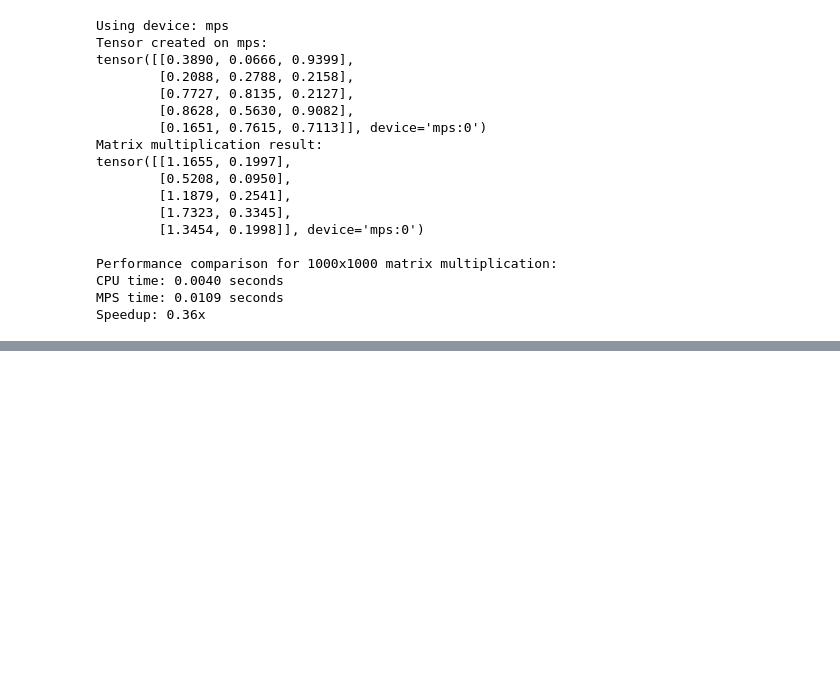
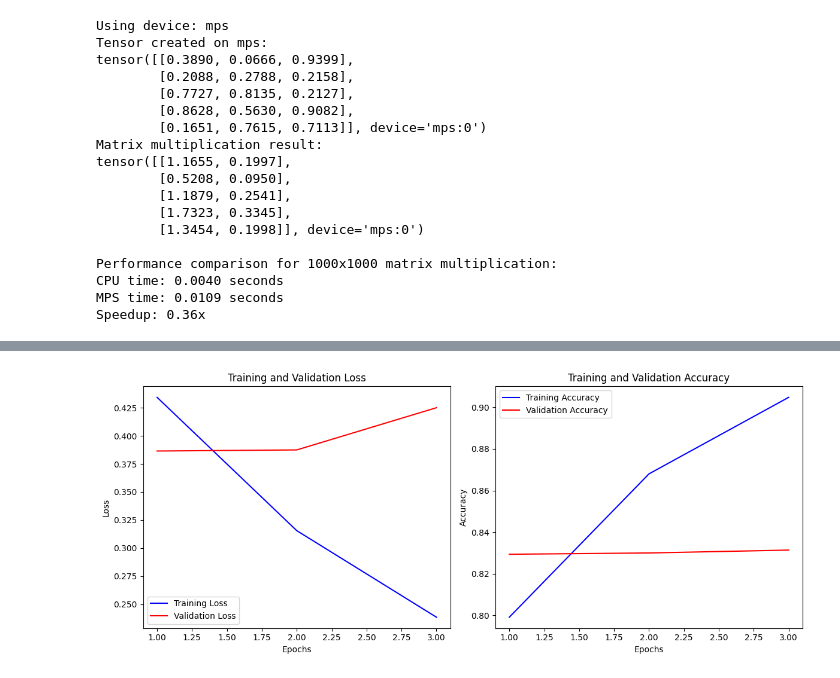
Before and after one commit to Laeti-dev/P7-Sentiments_analysis, a Jupyter notebook: notebooks/P7_BERT.ipynb, the cells around one changed output, grey strips where cells are left out. Cells and saved outputs as stored; diff of their text form; code cells hidden in the pictures; blank space fills up the shorter version.

```diff
--- a/notebooks/P7_BERT.ipynb
+++ b/notebooks/P7_BERT.ipynb
@@ -145,0 +143,15 @@ print(f"MLflow Tracking URI: {tracking_uri}")
+# %%
+# Create a new MLflow Experiment
+experiment_name = "P7-Sentiments_Analysis_neural_network"
+
+# Check if the experiment exists, create it if it doesn't
+experiment = mlflow.get_experiment_by_name(experiment_name)
+if experiment is None:
+    experiment_id = mlflow.create_experiment(experiment_name)
+    print(f"Created new experiment '{experiment_name}' with ID: {experiment_id}")
+else:
+    experiment_id = experiment.experiment_id
+    print(f"Using existing experiment '{experiment_name}' with ID: {experiment_id}")
+
+# Set the experiment
+mlflow.set_experiment(experiment_name)
@@ -146,3 +163,3 @@ print(f"MLflow Tracking URI: {tracking_uri}")
 # %%
-df_sample = pd.read_csv('../data/processed_sample.csv')
+df_sample = pd.read_csv('../data/processed_sample_tweets.csv')
 df_sample.info()
@@ -151,7 +201,7 @@ display(df_sample['target'].value_counts())
 # %%
 # Split data into training and test sets
 train_val_texts, test_texts, train_val_labels, test_labels = train_test_split(
-        df_sample['processed_text'].values,
+        df_sample['text'].values,
         df_sample['target'].values,
         test_size=0.2,
         random_state=42
@@ -357,0 +673,64 @@ conda install pytorch torchvision torchaudio -c pytorch
+# %%
+def run_bert_experiment(model_name="bert_uncase", batch_size=16, epochs=3):
+    """
+    Run a complete BERT experiment with MLflow tracking
+    """
+    # Set device
+    device = "cuda" if torch.cuda.is_available() else "mps" if hasattr(torch.backends, "mps") and torch.backends.mps.is_available() else "cpu"
+    print(f"Using device: {device}")
+
+    # Initialize tokenizer and model
+    if model_name == "distilbert":
+        tokenizer = DistilBertTokenizer.from_pretrained('distilbert-base-uncased')
+        model = DistilBertForSequenceClassification.from_pretrained('distilbert-base-uncased', num_labels=2)
+    elif model_name == "bert_uncase":
+        from transformers import BertTokenizer, BertForSequenceClassification
+        tokenizer = BertTokenizer.from_pretrained('bert-base-uncased')
+        model = BertForSequenceClassification.from_pretrained('bert-base-uncased', num_labels=2)
+    else:
+        # Fallback to another model or raise error
+        raise ValueError(f"Model {model_name} not supported")
+
+    model = model.to(device)
+
+    # Create datasets
+    train_dataset = TweetDataset(data['train']['texts'], data['train']['labels'], tokenizer)
+    val_dataset = TweetDataset(data['val']['texts'], data['val']['labels'], tokenizer)
+    test_dataset = TweetDataset(data['test']['texts'], data['test']['labels'], tokenizer)
+
+    # Create dataloaders
+    train_loader = DataLoader(train_dataset, batch_size=batch_size, shuffle=True)
+    val_loader = DataLoader(val_dataset, batch_size=batch_size)
+    test_loader = DataLoader(test_dataset, batch_size=batch_size)
+
+    # Train model with MLflow tracking
+    history, test_metrics = train_model(
+        model=model,
+        train_loader=train_loader,
+        val_loader=val_loader,
+        test_loader=test_loader,
+        device=device,
+        epochs=epochs,
+        model_name=model_name
+    )
+
+    # Print final results
+    print("\nFinal Test Results:")
+    print(f"Accuracy: {test_metrics['accuracy']:.4f}")
+    print(f"Precision: {test_metrics['precision']:.4f}")
+    print(f"Recall: {test_metrics['recall']:.4f}")
+    print(f"F1 Score: {test_metrics['f1']:.4f}")
+    print(f"ROC AUC: {test_metrics['roc_auc']:.4f}")
+
+    return model, tokenizer, test_metrics
+
+# Run the experiment
+if __name__ == "__main__":
+    model_name = "bert_uncase"
+    model, tokenizer, metrics = run_bert_experiment(model_name=model_name,epochs=3, batch_size=16)
+
+    # Save the tokenizer for later use
+    tokenizer_path = f"../models/{model_name}/tokenizer"
+    os.makedirs(tokenizer_path, exist_ok=True)
+    tokenizer.save_pretrained(tokenizer_path)
+# %% [output]
@@ -357,0 +769 @@ conda install pytorch torchvision torchaudio -c pytorch
+[figure, added]
```
Also changed, not shown: parts of 22 cells of this notebook, 5 other files.
